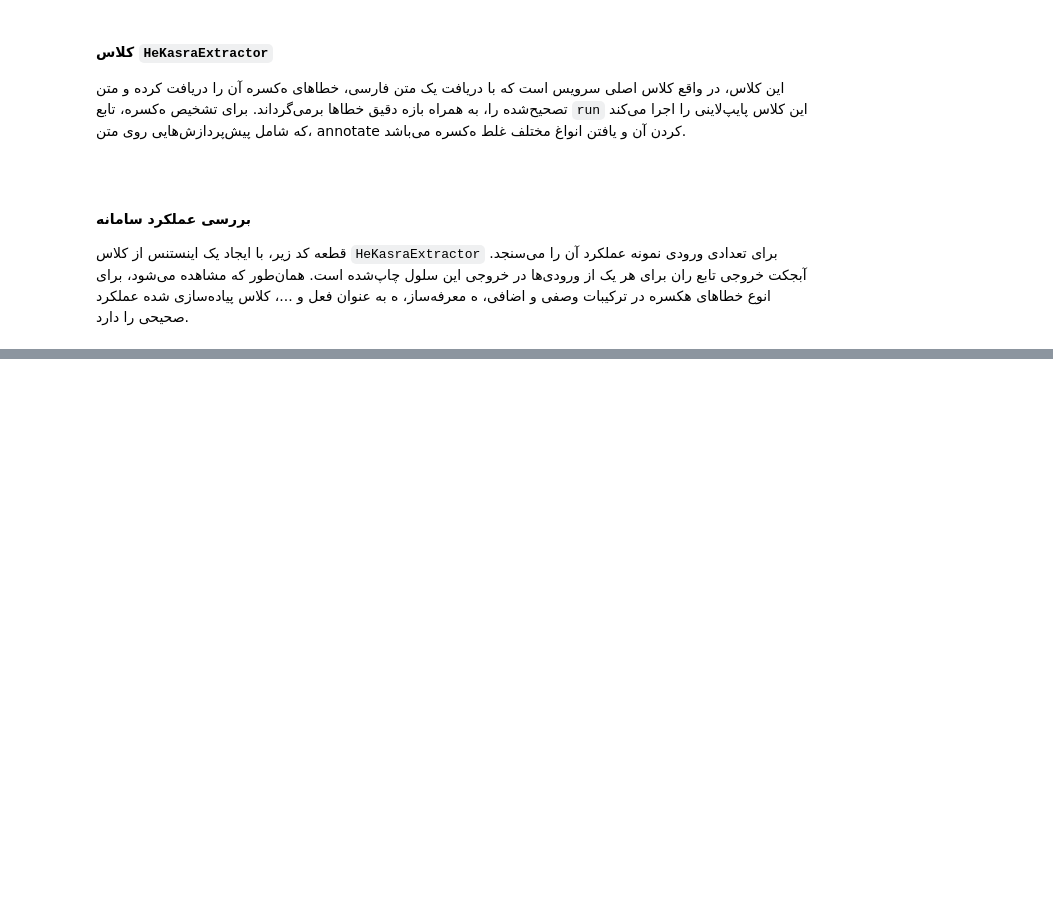
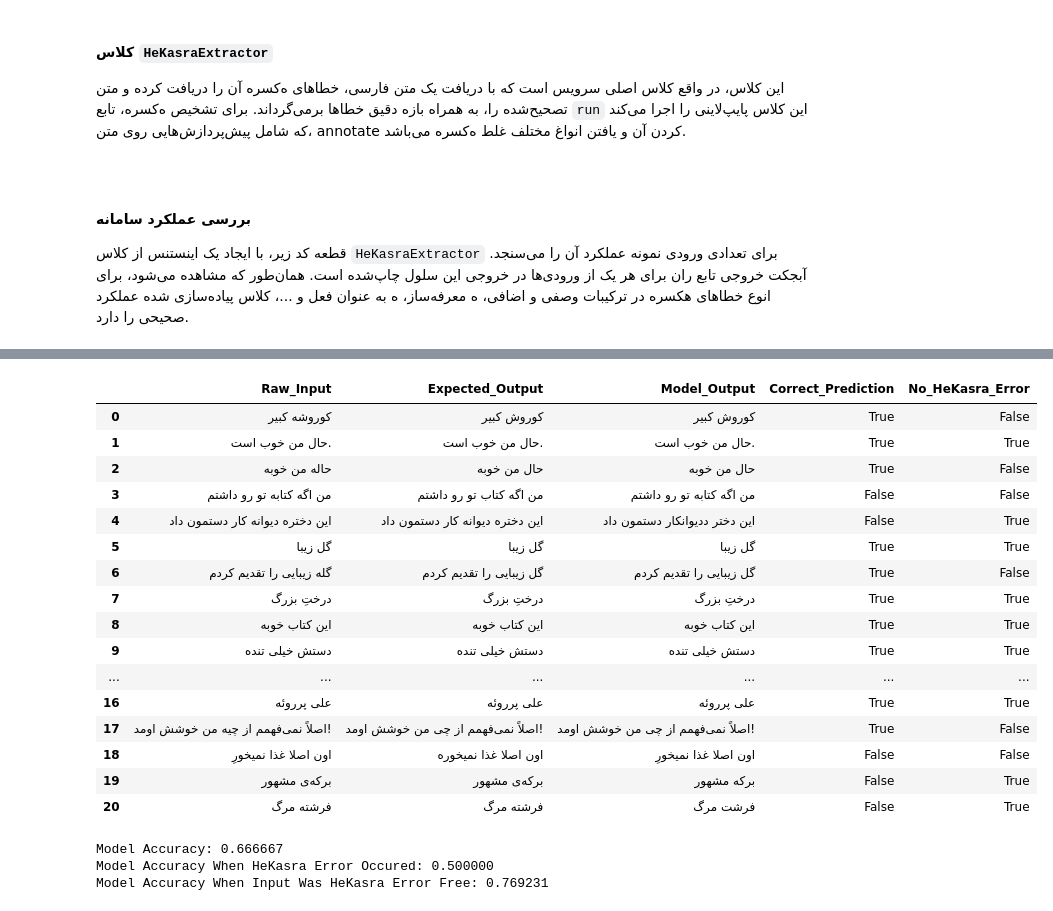
Before and after one commit to jrazi/nlp-assignments-spring-2023, a Jupyter notebook: A2-HeKasreh/report.ipynb, the cells around one changed output, grey strips where cells are left out. Saved outputs shown, nothing was run; the diff lists cells and outputs as text; code cells hidden in the pictures; blank space fills up the shorter version.

```diff
--- a/A2-HeKasreh/report.ipynb
+++ b/A2-HeKasreh/report.ipynb
@@ -260,6 +260,8 @@ class HeKasraExtractor:
 #### بررسی عملکرد سامانه
 قطعه کد زیر، با ایجاد یک اینستنس از کلاس ‍`HeKasraExtractor` برای تعدادی ورودی نمونه عملکرد آن را می‌سنجد. آبجکت خروجی تابع ران برای هر یک از ورودی‌ها در خروجی این سلول چاپ‌شده است. همان‌طور که مشاهده می‌شود، برای انوع خطاهای هکسره در ترکیبات وصفی و اضافی، ه معرفه‌ساز، ه به عنوان فعل و ...، کلاس پیاده‌سازی شده عملکرد صحیحی را دارد.
 # %%
+import json
+import numpy as np
 hkasra_extractor = HeKasraExtractor()
 input_samples = [
     {
@@ -361,14 +363,14 @@ input_samples = [
       'text_input': 'فرشته مرگ',
       'expected_corrected_text': 'فرشته مرگ' ,
       'correct_input': True
-    },
-
+    }
 ]
 
-
-for sample in input_samples:
-  res = hkasra_extractor.run(sample)
-  print(res.items())
-  # print(hkasra_extractor.run(sample))
-    # print(hkasra_extractor.preprocess(sample))
+evaluation = np.zeros((len(input_samples), 5), dtype=object)
+for index, sample in enumerate(input_samples):
+  response = hkasra_extractor.run(sample['text_input'])
+  corrected_text = response['correct'] if 'correct' in response else sample['text_input']
+  print('Text Input: %s' % sample['text_input'])
+  print('Service Response', corrected_text)
+  evaluation[index] = [sample['text_input'], sample['expected_corrected_text'], corrected_text, sample['expected_corrected_text'] == corrected_text, sample['text_input'] == sample['expected_corrected_text']]
 # %% [output]
@@ -375,0 +394,34 @@ NameError: ignored
+# %%
+import pandas as pd
+evaluation_df = pd.DataFrame(evaluation, columns=['Raw_Input', 'Expected_Output', 'Model_Output', 'Correct_Prediction', 'No_HeKasra_Error'])
+evaluation_df
+# %% [output]
+|  | Raw_Input | Expected_Output | Model_Output | Correct_Prediction | No_HeKasra_Error |
+| 0 | کوروشه کبیر | کوروش کبیر | کوروش کبیر | True | False |
+| 1 | حال من خوب است. | حال من خوب است. | حال من خوب است. | True | True |
+| 2 | حاله من خوبه | حال من خوبه | حال من خوبه | True | False |
+| 3 | من اگه کتابه تو رو داشتم | من اگه کتاب تو رو داشتم | من اگه کتابه تو رو داشتم | False | False |
+| 4 | این دختره دیوانه کار دستمون داد | این دختره دیوانه کار دستمون داد | این دختر ددیوانکار دستمون داد | False | True |
+| 5 | گل زیبا | گل زیبا | گل زیبا | True | True |
+| 6 | گله زیبایی را تقدیم کردم | گل زیبایی را تقدیم کردم | گل زیبایی را تقدیم کردم | True | False |
+| 7 | درختِ بزرگ | درختِ بزرگ | درختِ بزرگ | True | True |
+| 8 | این کتاب خوبه | این کتاب خوبه | این کتاب خوبه | True | True |
+| 9 | دستش خیلی تنده | دستش خیلی تنده | دستش خیلی تنده | True | True |
+| ... | ... | ... | ... | ... | ... |
+| 16 | علی پرروئه | علی پرروئه | علی پرروئه | True | True |
+| 17 | اصلاً نمی‌فهمم از چیه من خوشش اومد! | اصلاً نمی‌فهمم از چی من خوشش اومد! | اصلاً نمی‌فهمم از چی من خوشش اومد! | True | False |
+| 18 | اون اصلا غذا نمی­خورِ | اون اصلا غذا نمیخوره | اون اصلا غذا نمی­خورِ | False | False |
+| 19 | برکه‌ی مشهور | برکه‌ی مشهور | برکه‌ مشهور | False | True |
+| 20 | فرشته مرگ | فرشته مرگ | فرشت مرگ | False | True |
+# %%
+accuracy = evaluation_df['Correct_Prediction'].mean()
+he_kasra_acc = evaluation_df.query('No_HeKasra_Error == False')['Correct_Prediction'].mean()
+he_kasra_free_acc = evaluation_df.query('No_HeKasra_Error == True')['Correct_Prediction'].mean()
+
+print("Model Accuracy: %1f" % accuracy)
+print("Model Accuracy When HeKasra Error Occured: %1f" % he_kasra_acc)
+print("Model Accuracy When Input Was HeKasra Error Free: %1f" % he_kasra_free_acc)
+# %% [output]
+Model Accuracy: 0.666667
+Model Accuracy When HeKasra Error Occured: 0.500000
+Model Accuracy When Input Was HeKasra Error Free: 0.769231
```
Also changed, not shown: parts of 1 cell of this notebook.
